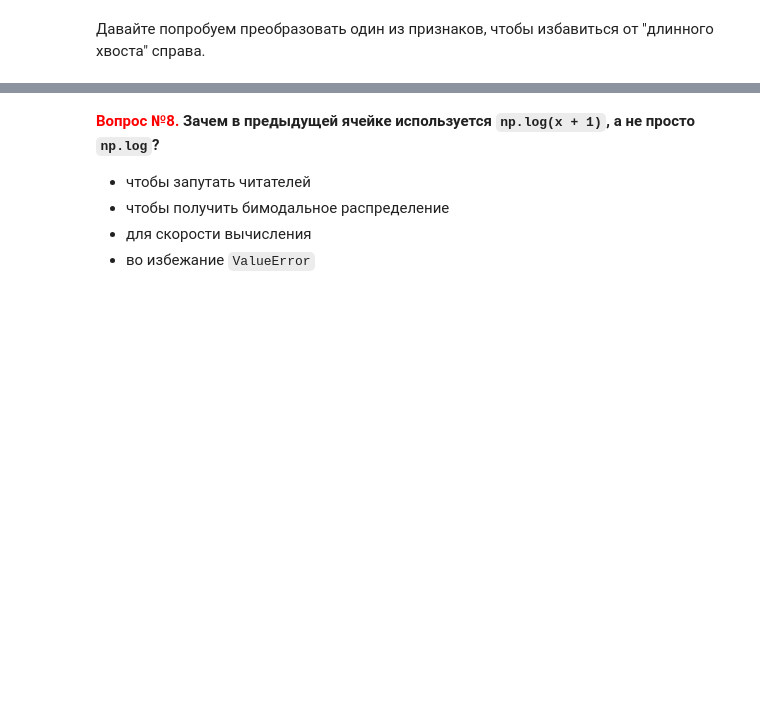
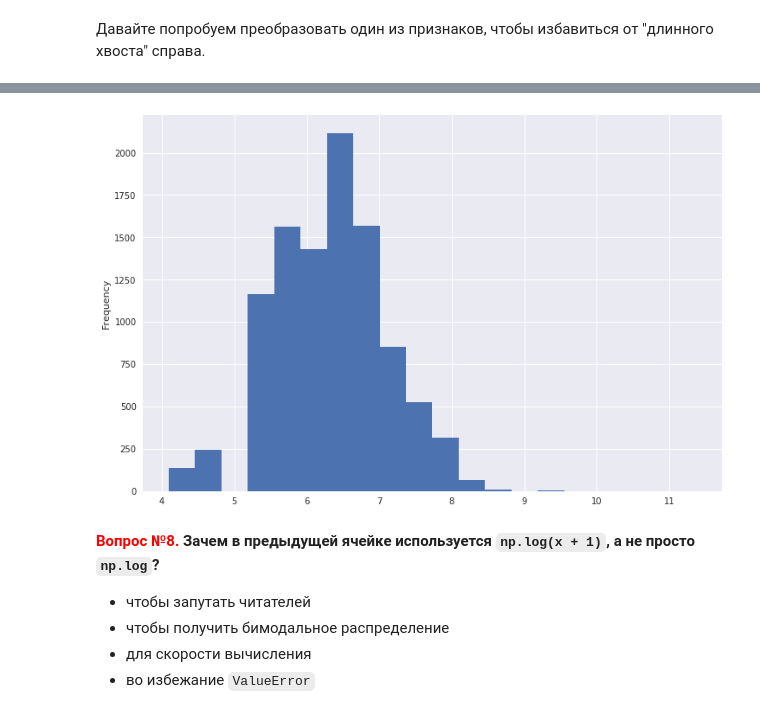
Before and after one commit to viakondratiuk/mlcourse_open, a Jupyter notebook: jupyter_notebooks/topic06_features/hw6_session2_features.ipynb, the cells around one changed output, grey strips where cells are left out. Drawn from its saved outputs; the diff is of its cells as text; code cells hidden in the pictures; blank space fills up the shorter version.

```diff
--- a/jupyter_notebooks/topic06_features/hw6_session2_features.ipynb
+++ b/jupyter_notebooks/topic06_features/hw6_session2_features.ipynb
@@ -272,3 +355,8 @@ seconds.sample(10000).apply(lambda x:
+# %%
+seconds.sample(10000).apply(lambda x:
+                            np.log(x)).plot(kind='hist', bins=20);
+# %% [output]
+[figure, added]
 # %% [markdown]
 **<font color='red'>Вопрос №8.</font> Зачем в предыдущей ячейке используется `np.log(x + 1)`, а не просто `np.log`?**
 
```
Also changed, not shown: parts of 17 cells of this notebook.
